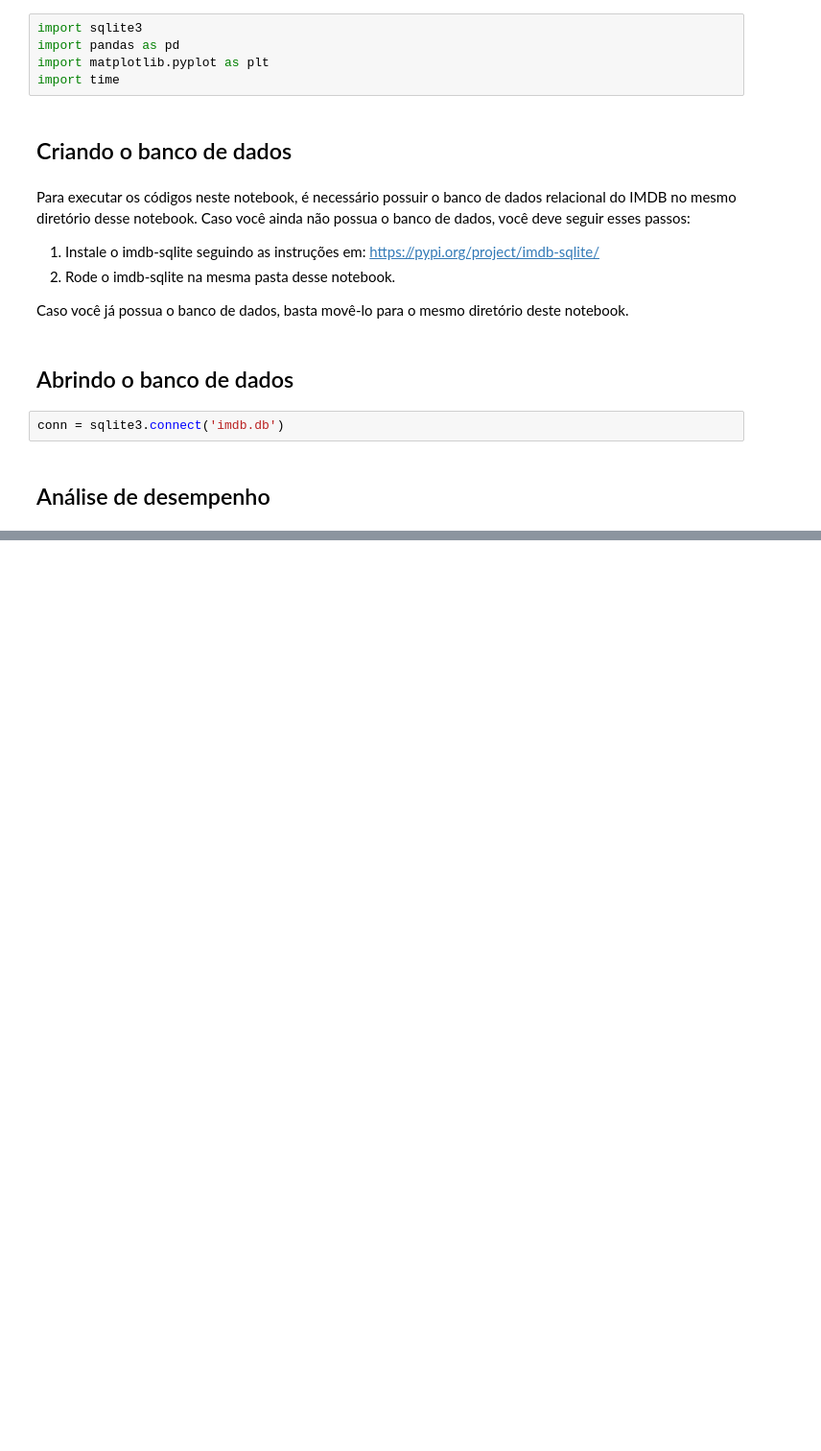
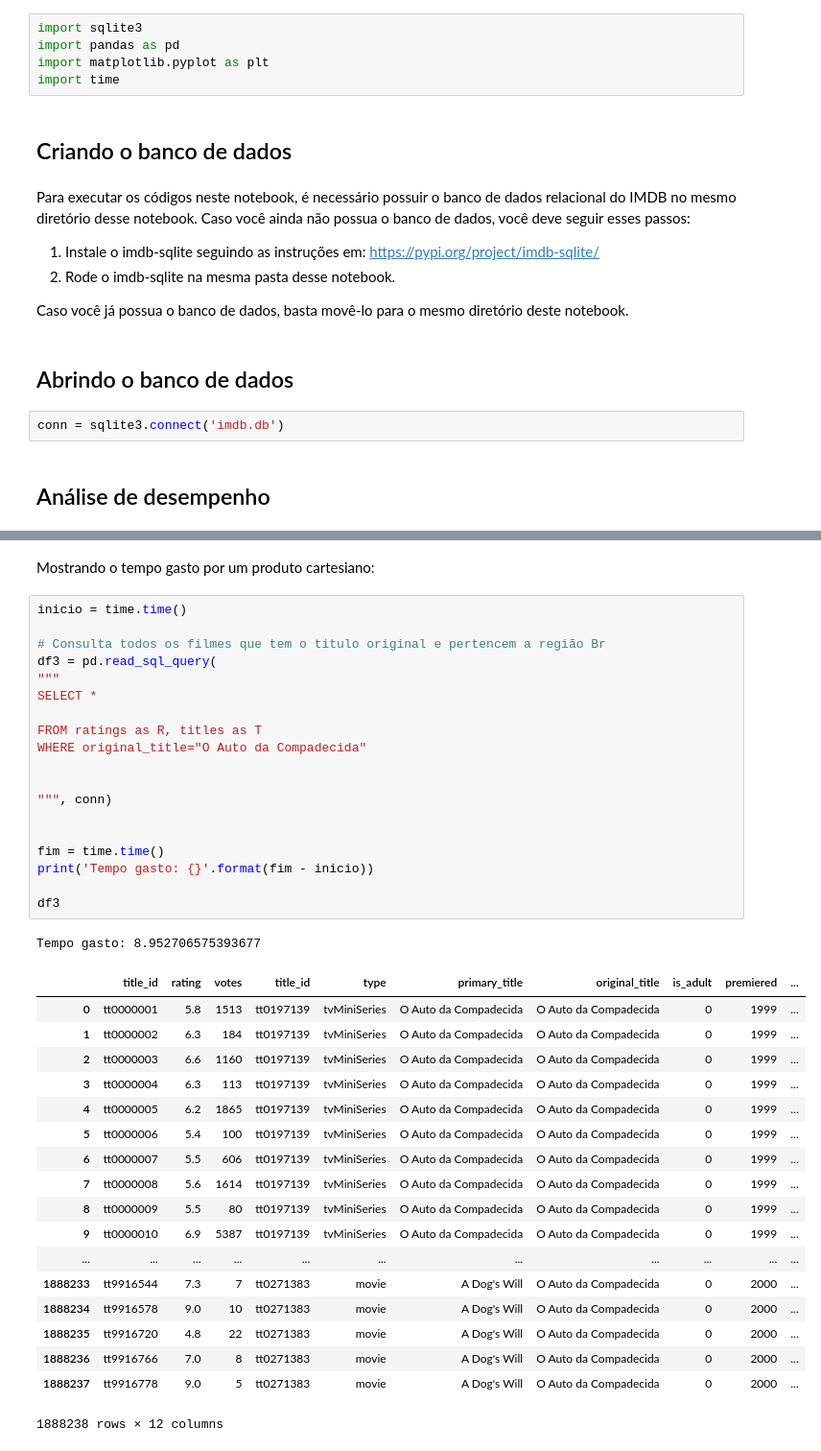
Before and after one commit to lorenaleao/tp-final-bd, a Jupyter notebook: analise_desempenho.ipynb, the cells around one changed output, grey strips where cells are left out. Shown: that part at 96% size. Cells and saved outputs as stored; diff of their text form; blank space fills up the shorter version.

```diff
--- a/analise_desempenho.ipynb
+++ b/analise_desempenho.ipynb
@@ -31,0 +132,41 @@ print('Tempo gasto'.format(fim - inicio))
+# %% [markdown]
+Mostrando o tempo gasto por um produto cartesiano:
+# %%
+inicio = time.time()
+
+# Consulta todos os filmes que tem o titulo original e pertencem a região Br
+df3 = pd.read_sql_query(
+"""
+SELECT *
+
+FROM ratings as R, titles as T
+WHERE original_title="O Auto da Compadecida"
+
+
+""", conn)
+
+
+fim = time.time()
+print('Tempo gasto: {}'.format(fim - inicio))
+
+df3
+# %% [output]
+Tempo gasto: 8.952706575393677
+|  | title_id | rating | votes | title_id | type | primary_title | original_title | is_adult | premiered | ... |
+| 0 | tt0000001 | 5.8 | 1513 | tt0197139 | tvMiniSeries | O Auto da Compadecida | O Auto da Compadecida | 0 | 1999 | ... |
+| 1 | tt0000002 | 6.3 | 184 | tt0197139 | tvMiniSeries | O Auto da Compadecida | O Auto da Compadecida | 0 | 1999 | ... |
+| 2 | tt0000003 | 6.6 | 1160 | tt0197139 | tvMiniSeries | O Auto da Compadecida | O Auto da Compadecida | 0 | 1999 | ... |
+| 3 | tt0000004 | 6.3 | 113 | tt0197139 | tvMiniSeries | O Auto da Compadecida | O Auto da Compadecida | 0 | 1999 | ... |
+| 4 | tt0000005 | 6.2 | 1865 | tt0197139 | tvMiniSeries | O Auto da Compadecida | O Auto da Compadecida | 0 | 1999 | ... |
+| 5 | tt0000006 | 5.4 | 100 | tt0197139 | tvMiniSeries | O Auto da Compadecida | O Auto da Compadecida | 0 | 1999 | ... |
+| 6 | tt0000007 | 5.5 | 606 | tt0197139 | tvMiniSeries | O Auto da Compadecida | O Auto da Compadecida | 0 | 1999 | ... |
+| 7 | tt0000008 | 5.6 | 1614 | tt0197139 | tvMiniSeries | O Auto da Compadecida | O Auto da Compadecida | 0 | 1999 | ... |
+| 8 | tt0000009 | 5.5 | 80 | tt0197139 | tvMiniSeries | O Auto da Compadecida | O Auto da Compadecida | 0 | 1999 | ... |
+| 9 | tt0000010 | 6.9 | 5387 | tt0197139 | tvMiniSeries | O Auto da Compadecida | O Auto da Compadecida | 0 | 1999 | ... |
+| ... | ... | ... | ... | ... | ... | ... | ... | ... | ... | ... |
+| 1888233 | tt9916544 | 7.3 | 7 | tt0271383 | movie | A Dog's Will | O Auto da Compadecida | 0 | 2000 | ... |
+| 1888234 | tt9916578 | 9.0 | 10 | tt0271383 | movie | A Dog's Will | O Auto da Compadecida | 0 | 2000 | ... |
+| 1888235 | tt9916720 | 4.8 | 22 | tt0271383 | movie | A Dog's Will | O Auto da Compadecida | 0 | 2000 | ... |
+| 1888236 | tt9916766 | 7.0 | 8 | tt0271383 | movie | A Dog's Will | O Auto da Compadecida | 0 | 2000 | ... |
+| 1888237 | tt9916778 | 9.0 | 5 | tt0271383 | movie | A Dog's Will | O Auto da Compadecida | 0 | 2000 | ... |
+1888238 rows × 12 columns
```
Also changed, not shown: parts of 17 cells of this notebook.
